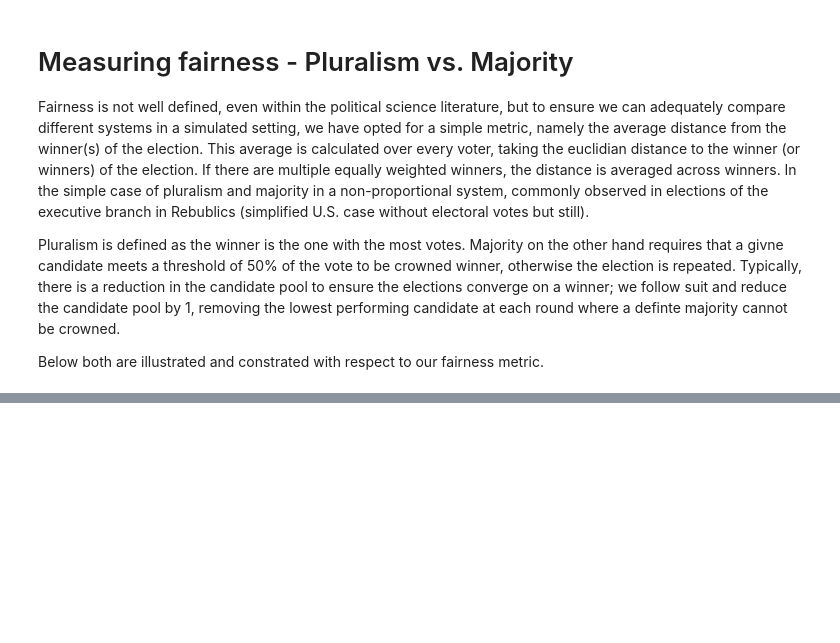
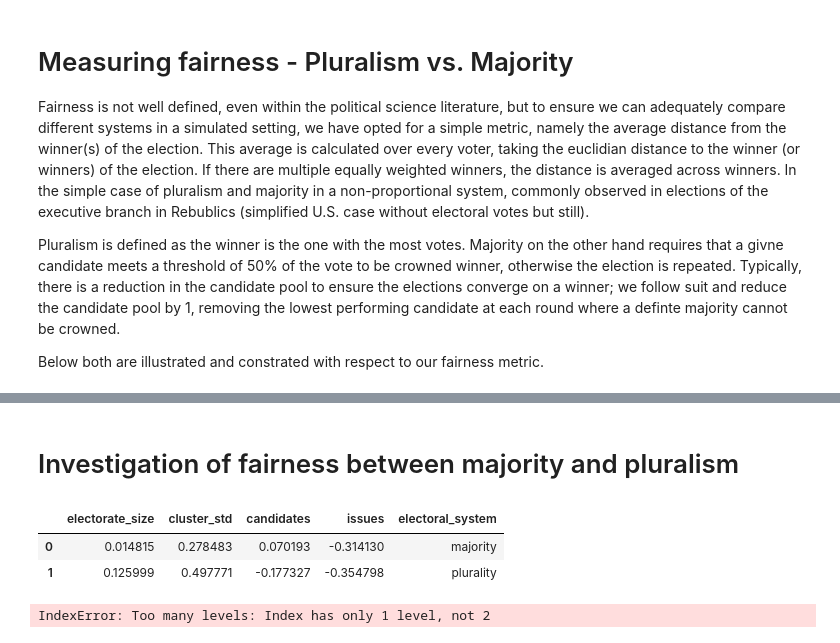
Before and after one commit to Expan75/complex-simulation-project, a Jupyter notebook: experiments.ipynb, the cells around one changed output, grey strips where cells are left out. Cells and saved outputs as stored; diff of their text form; code cells hidden in the pictures; blank space fills up the shorter version.

```diff
--- a/experiments.ipynb
+++ b/experiments.ipynb
@@ -189,0 +159,26 @@ ValueError: Mask must have the same shape as data.
+# %% [markdown]
+# Investigation of fairness between majority and pluralism
+# %%
+# generate correlation matrices for both different systems
+majority = results_df.electoral_system == "majority"
+plurality = results_df.electoral_system == "plurality"
+# %%
+majority_subset = results_df[majority].drop(["electoral_system"], axis=1)
+plurality_subset = results_df[plurality].drop(["electoral_system"], axis=1)
+# %%
+# vector of correlation with fairness for both systems
+majority_corr_record = dict(**majority_subset.corrwith(majority_subset.fairness), **{"electoral_system": "majority"})
+plurality_corr_record = dict(**plurality_subset.corrwith(plurality_subset.fairness), **{"electoral_system": "plurality"})
+# %%
+# compose to make plotting easier
+corr_df = pd.DataFrame.from_records([majority_corr_record, plurality_corr_record]).drop(["clusters", "fairness"], axis=1)
+# %%
+corr_df
+# %% [output]
+|  | electorate_size | cluster_std | candidates | issues | electoral_system |
+| 0 | 0.014815 | 0.278483 | 0.070193 | -0.314130 | majority |
+| 1 | 0.125999 | 0.497771 | -0.177327 | -0.354798 | plurality |
+# %%
+long_corr_df = pd.DataFrame(columns=["measure", ""])
+# %% [output]
+IndexError: Too many levels: Index has only 1 level, not 2
```
Also changed, not shown: parts of 11 cells of this notebook.
